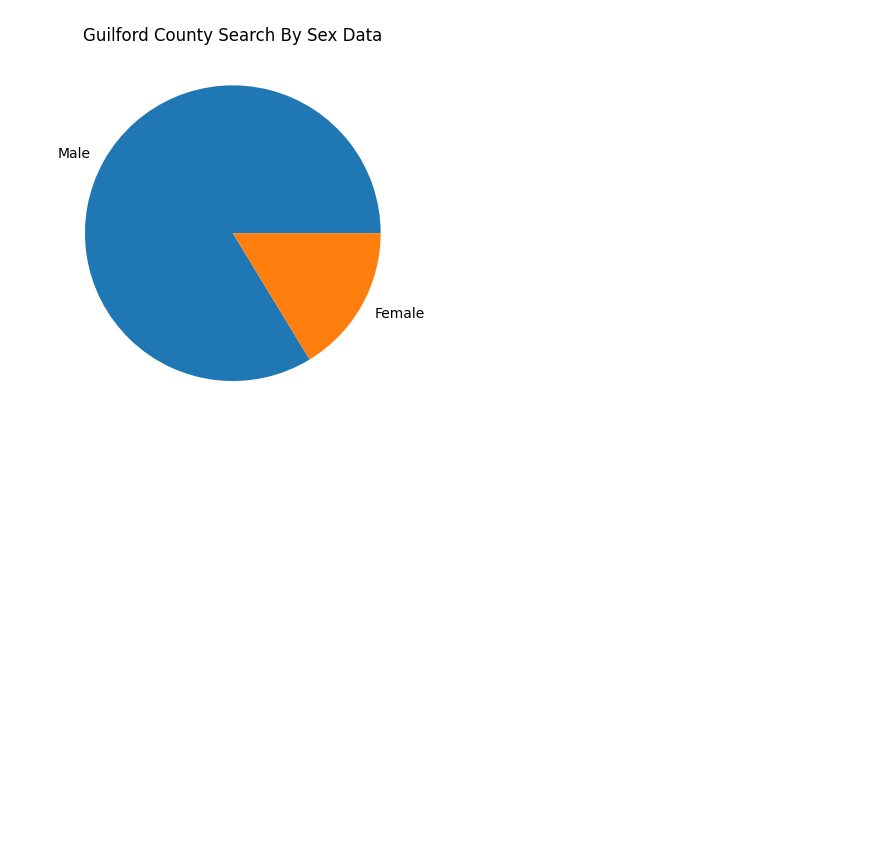
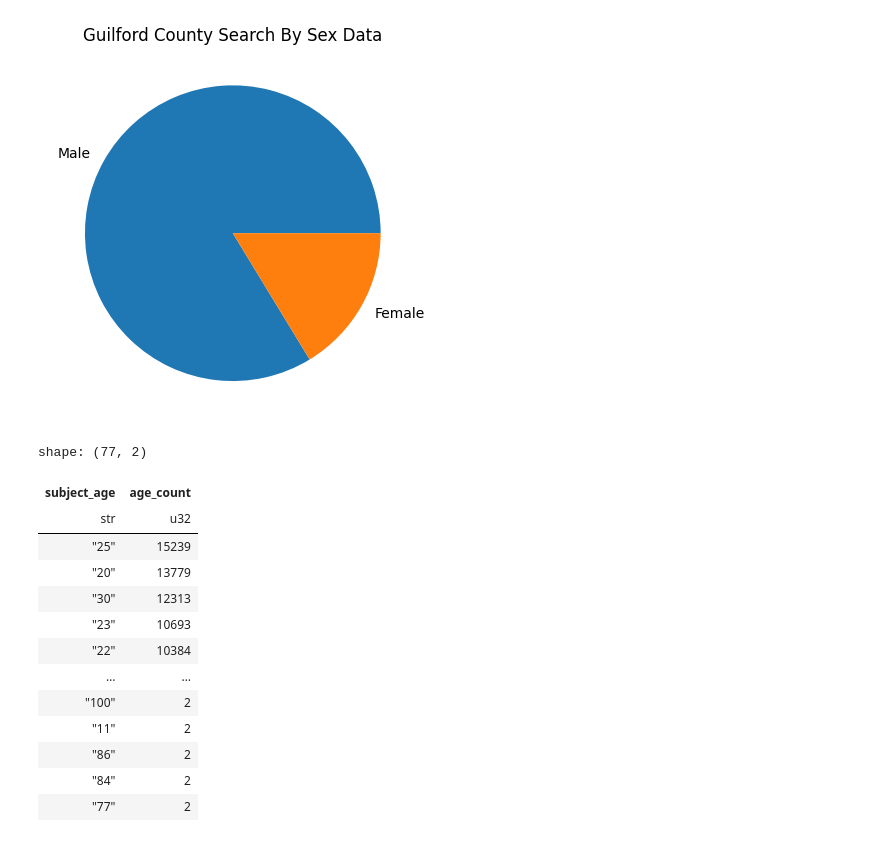
Before and after one commit to ramyap06/stanford-open-policing-data-analysis, a Jupyter notebook: county_analysis.ipynb, the cells around one changed output. Saved outputs shown, nothing was run; the diff lists cells and outputs as text; code cells hidden in the pictures; blank space fills up the shorter version.

```diff
--- a/county_analysis.ipynb
+++ b/county_analysis.ipynb
@@ -630,3 +630,24 @@ plt.title('Guilford County Search By Sex Data')
 # %% [output]
 Text(0.5, 1.0, 'Guilford County Search By Sex Data')
 [figure]
+# %%
+search_true = lf.select(['county_name', 'search_conducted', 'subject_age']).drop_nulls().collect()
+county = search_true.filter(pl.col('county_name') == 'Mecklenburg County')
+age_data = county.group_by('subject_age').agg((pl.col('search_conducted') == 'TRUE').sum().alias('age_count')).sort('age_count', descending=True)
+age_data = age_data.filter(pl.col('age_count') != 0)
+age_data
+# %% [output]
+shape: (77, 2)
+| subject_age | age_count |
+| str | u32 |
+| "25" | 15239 |
+| "20" | 13779 |
+| "30" | 12313 |
+| "23" | 10693 |
+| "22" | 10384 |
+| … | … |
+| "100" | 2 |
+| "11" | 2 |
+| "86" | 2 |
+| "84" | 2 |
+| "77" | 2 |
```
Also changed, not shown: parts of 4 cells of this notebook.
